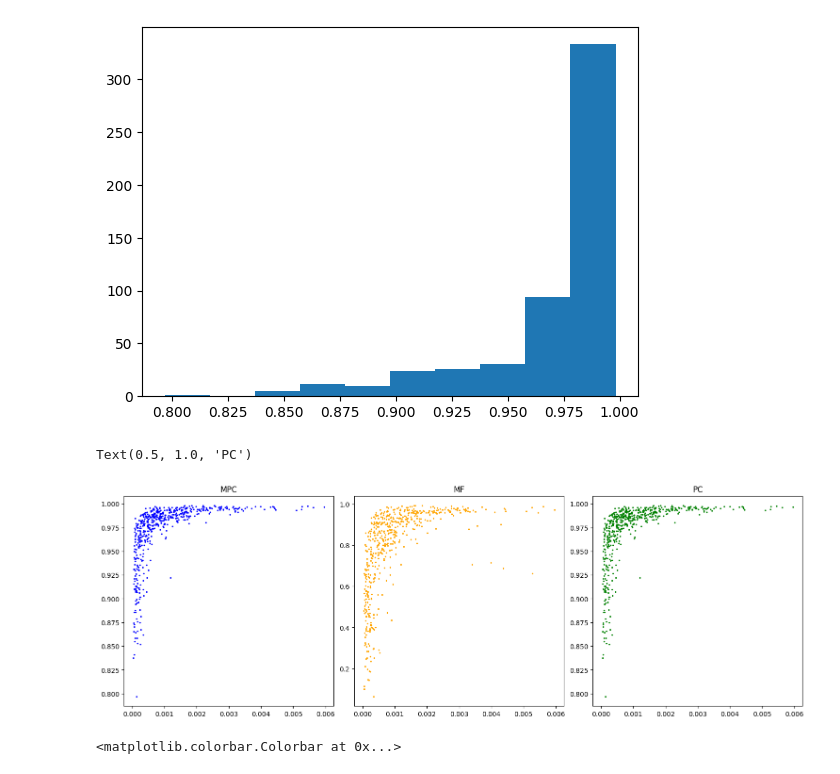
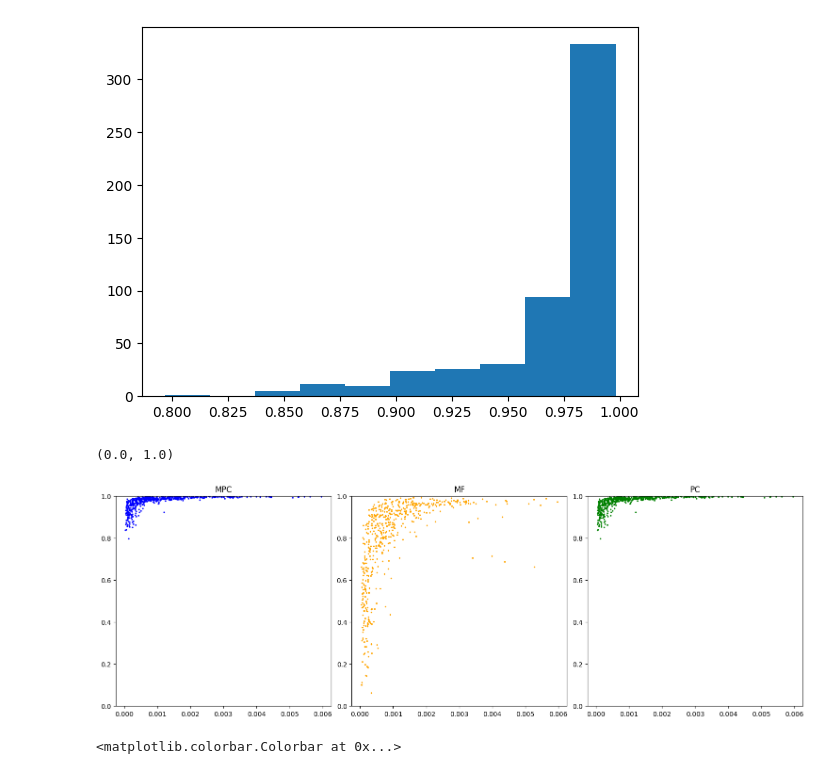
Before and after one commit to NeuroAI-IBS/fn_data_saccade, a Jupyter notebook: Data sorting/python_code/rawMossy_Purkinje.ipynb, the cells around one changed output. Drawn from its saved outputs; the diff is of its cells as text; code cells hidden in the pictures.

```diff
--- a/Data sorting/python_code/rawMossy_Purkinje.ipynb
+++ b/Data sorting/python_code/rawMossy_Purkinje.ipynb
@@ -170,18 +170,21 @@ plt.hist(r_2_pn3)
 # %%
 fig = plt.figure(constrained_layout=True,figsize=(15,5))
 
 ax = fig.add_subplot(1, 3, 1)
 ax.scatter(pFN.var(axis=1), r_2_pn, 2,'b')
 ax.set_title('MPC')
+ax.set_ylim(0, 1)
 ax = fig.add_subplot(1, 3, 2)
 ax.scatter(pFN.var(axis=1), r_2_pn2, 2, 'orange')
 ax.set_title('MF')
+ax.set_ylim(0, 1)
 ax = fig.add_subplot(1, 3, 3)
 ax.scatter(pFN.var(axis=1), r_2_pn3, 2, 'g')
 ax.set_title('PC')
+ax.set_ylim(0, 1)
 # %% [output]
-Text(0.5, 1.0, 'PC')
+(0.0, 1.0)
-[figure, old version]
+[figure, new version]
 # %%
 plt.imshow(betas_pn2, aspect='auto', cmap='seismic', origin='upper')
 plt.clim(-15, 15)
```
